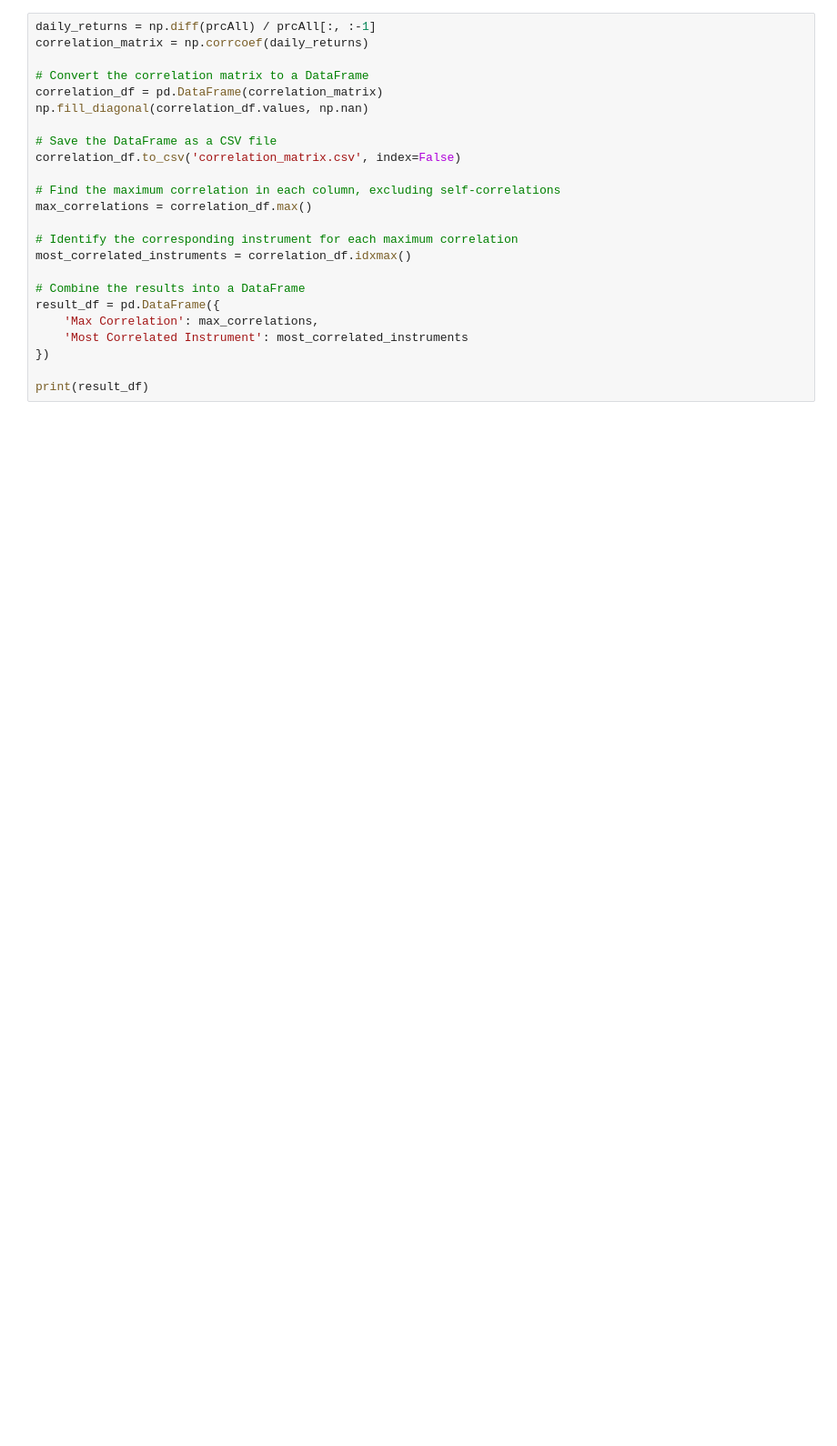
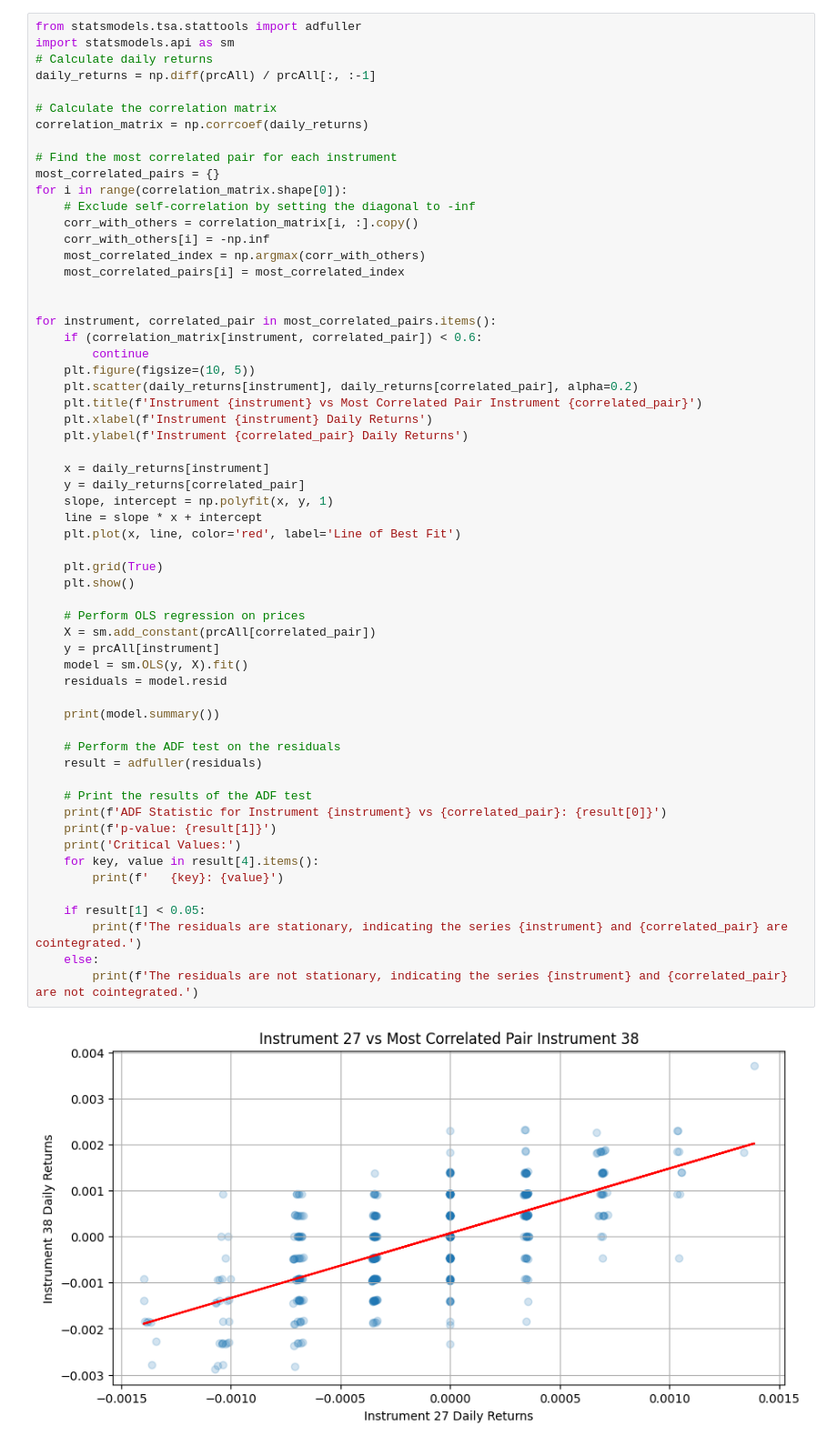
Before and after one commit to cazb2/algothon, a Jupyter notebook: Algothon 2024/eval.ipynb, the cells around one changed output. Shown at 91% size. Saved outputs shown, nothing was run; the diff lists cells and outputs as text; blank space fills up the shorter version.

```diff
--- a/Algothon 2024/eval.ipynb
+++ b/Algothon 2024/eval.ipynb
@@ -82,25 +82,61 @@ Score: -0.38
 # %%
+from statsmodels.tsa.stattools import adfuller
+import statsmodels.api as sm
+# Calculate daily returns
 daily_returns = np.diff(prcAll) / prcAll[:, :-1]
+
+# Calculate the correlation matrix
 correlation_matrix = np.corrcoef(daily_returns)
 
-# Convert the correlation matrix to a DataFrame
-correlation_df = pd.DataFrame(correlation_matrix)
-np.fill_diagonal(correlation_df.values, np.nan)
+# Find the most correlated pair for each instrument
+most_correlated_pairs = {}
+for i in range(correlation_matrix.shape[0]):
+    # Exclude self-correlation by setting the diagonal to -inf
+    corr_with_others = correlation_matrix[i, :].copy()
+    corr_with_others[i] = -np.inf
+    most_correlated_index = np.argmax(corr_with_others)
+    most_correlated_pairs[i] = most_correlated_index
 
-# Save the DataFrame as a CSV file
-correlation_df.to_csv('correlation_matrix.csv', index=False)
 
-# Find the maximum correlation in each column, excluding self-correlations
-max_correlations = correlation_df.max()
+for instrument, correlated_pair in most_correlated_pairs.items():
+    if (correlation_matrix[instrument, correlated_pair]) < 0.6:
+        continue
+    plt.figure(figsize=(10, 5))
+    plt.scatter(daily_returns[instrument], daily_returns[correlated_pair], alpha=0.2)
+    plt.title(f'Instrument {instrument} vs Most Correlated Pair Instrument {correlated_pair}')
+    plt.xlabel(f'Instrument {instrument} Daily Returns')
+    plt.ylabel(f'Instrument {correlated_pair} Daily Returns')
 
-# Identify the corresponding instrument for each maximum correlation
-most_correlated_instruments = correlation_df.idxmax()
+    x = daily_returns[instrument]
+    y = daily_returns[correlated_pair]
+    slope, intercept = np.polyfit(x, y, 1)
+    line = slope * x + intercept
+    plt.plot(x, line, color='red', label='Line of Best Fit')
 
-# Combine the results into a DataFrame
-result_df = pd.DataFrame({
-    'Max Correlation': max_correlations,
-    'Most Correlated Instrument': most_correlated_instruments
-})
+    plt.grid(True)
+    plt.show()
 
-print(result_df)
+    # Perform OLS regression on prices
+    X = sm.add_constant(prcAll[correlated_pair])
+    y = prcAll[instrument]
+    model = sm.OLS(y, X).fit()
+    residuals = model.resid
+
+    print(model.summary())
+
+    # Perform the ADF test on the residuals
+    result = adfuller(residuals)
+
+    # Print the results of the ADF test
+    print(f'ADF Statistic for Instrument {instrument} vs {correlated_pair}: {result[0]}')
+    print(f'p-value: {result[1]}')
+    print('Critical Values:')
+    for key, value in result[4].items():
+        print(f'   {key}: {value}')
+
+    if result[1] < 0.05:
+        print(f'The residuals are stationary, indicating the series {instrument} and {correlated_pair} are cointegrated.')
+    else:
+        print(f'The residuals are not stationary, indicating the series {instrument} and {correlated_pair} are not cointegrated.')
 # %% [output]
+[figure, added]
```
Also changed, not shown: parts of 6 cells of this notebook, 2 other files.
